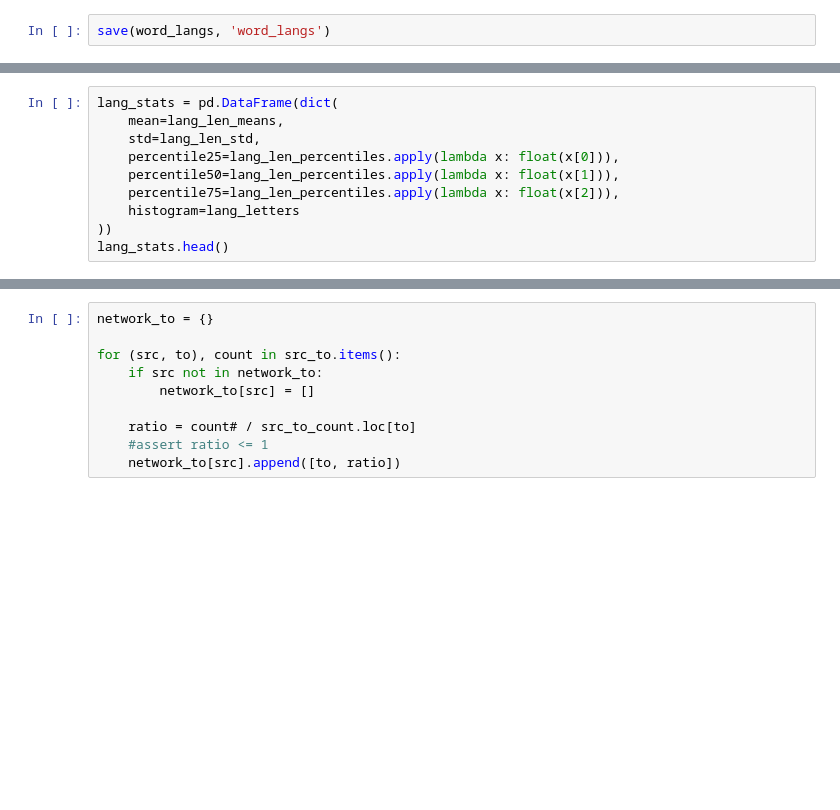
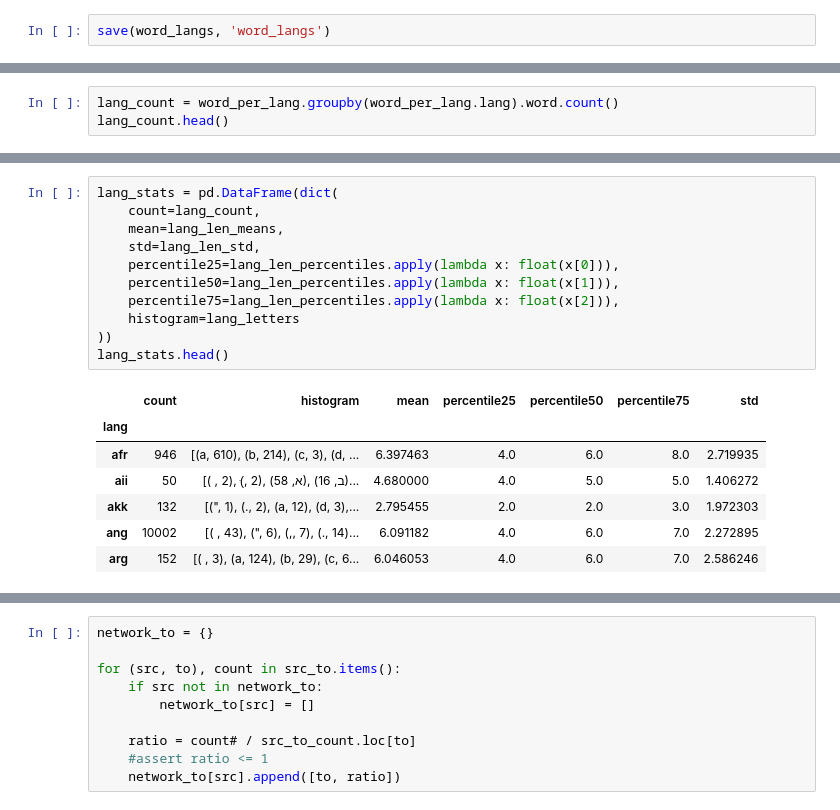
Before and after one commit to zifeo/Etymap, a Jupyter notebook: lab/processing.ipynb, the cells around one changed output, grey strips where cells are left out. Drawn from its saved outputs; the diff is of its cells as text; blank space fills up the shorter version.

```diff
--- a/lab/processing.ipynb
+++ b/lab/processing.ipynb
@@ -121,0 +181,3 @@ lang_cases.head()
+# %%
+lang_count = word_per_lang.groupby(word_per_lang.lang).word.count()
+lang_count.head()
@@ -137,13 +247,22 @@ lang_letters.head()
 # %%
 lang_stats = pd.DataFrame(dict(
+    count=lang_count,
     mean=lang_len_means,
     std=lang_len_std,
     percentile25=lang_len_percentiles.apply(lambda x: float(x[0])),
     percentile50=lang_len_percentiles.apply(lambda x: float(x[1])),
     percentile75=lang_len_percentiles.apply(lambda x: float(x[2])),
     histogram=lang_letters
 ))
 lang_stats.head()
+# %% [output]
+|  | count | histogram | mean | percentile25 | percentile50 | percentile75 | std |
+| lang |  |  |  |  |  |  |  |
+| afr | 946 | [(a, 610), (b, 214), (c, 3), (d, ... | 6.397463 | 4.0 | 6.0 | 8.0 | 2.719935 |
+| aii | 50 | [( , 2), (ּ, 2), (א, 58), (ב, 16)... | 4.680000 | 4.0 | 5.0 | 5.0 | 1.406272 |
+| akk | 132 | [(", 1), (., 2), (a, 12), (d, 3),... | 2.795455 | 2.0 | 2.0 | 3.0 | 1.972303 |
+| ang | 10002 | [( , 43), (", 6), (,, 7), (., 14)... | 6.091182 | 4.0 | 6.0 | 7.0 | 2.272895 |
+| arg | 152 | [( , 3), (a, 124), (b, 29), (c, 6... | 6.046053 | 4.0 | 6.0 | 7.0 | 2.586246 |
 # %%
 src_to_count = relations.groupby(relations.to_lang).to_word.count()
 src_to_count.head()
```
Also changed, not shown: parts of 35 cells of this notebook, 2 other files.
